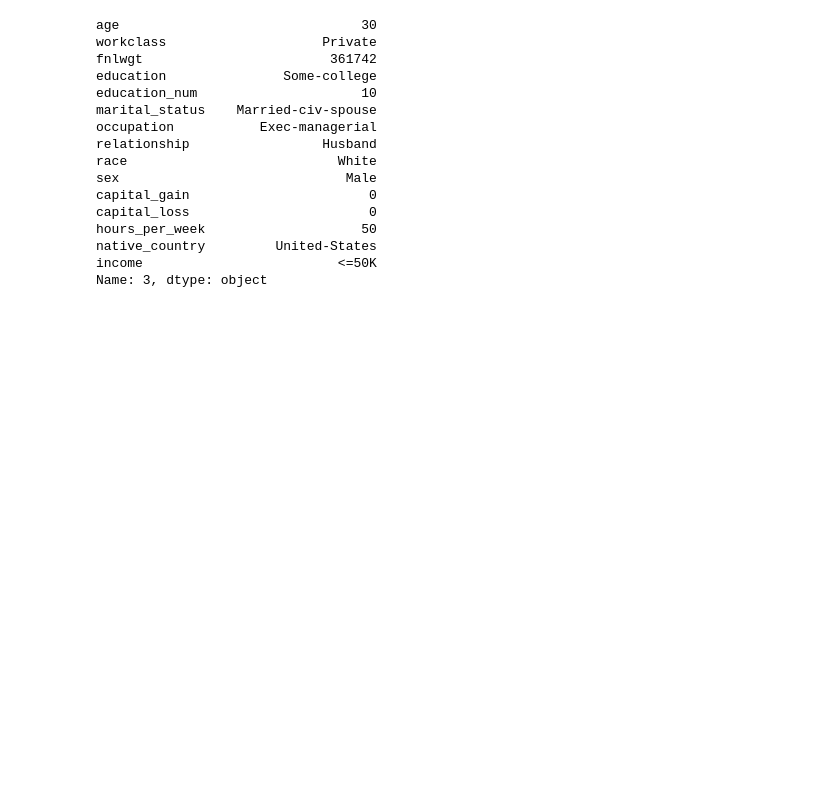
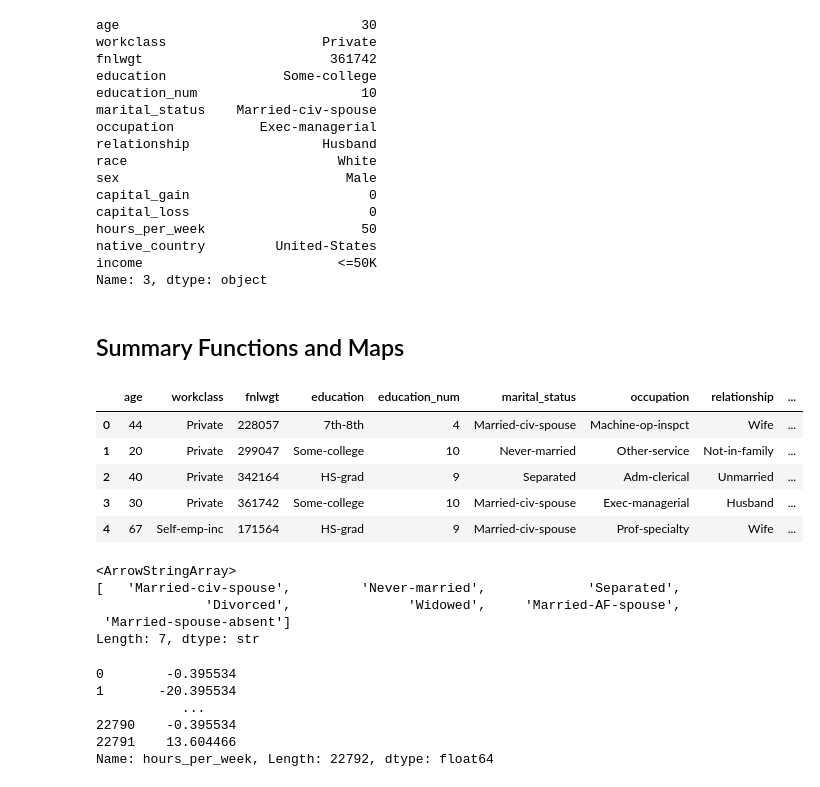
Before and after one commit to javadevelopr865/Colab-Notebooks, a Jupyter notebook: pandas.ipynb, the cells around one changed output. Drawn from its saved outputs; the diff is of its cells as text; code cells hidden in the pictures; blank space fills up the shorter version.

```diff
--- a/pandas.ipynb
+++ b/pandas.ipynb
@@ -174,3 +174,33 @@ hours_per_week                    50
 native_country         United-States
 income                         <=50K
 Name: 3, dtype: object
+# %% [markdown]
+## Summary Functions and Maps
+# %%
+pd.set_option('display.max_rows',5)
+dataset.head()
+# %% [output]
+|  | age | workclass | fnlwgt | education | education_num | marital_status | occupation | relationship | ... |
+| 0 | 44 | Private | 228057 | 7th-8th | 4 | Married-civ-spouse | Machine-op-inspct | Wife | ... |
+| 1 | 20 | Private | 299047 | Some-college | 10 | Never-married | Other-service | Not-in-family | ... |
+| 2 | 40 | Private | 342164 | HS-grad | 9 | Separated | Adm-clerical | Unmarried | ... |
+| 3 | 30 | Private | 361742 | Some-college | 10 | Married-civ-spouse | Exec-managerial | Husband | ... |
+| 4 | 67 | Self-emp-inc | 171564 | HS-grad | 9 | Married-civ-spouse | Prof-specialty | Wife | ... |
+# %%
+dataset.marital_status.unique()
+# %% [output]
+<ArrowStringArray>
+[   'Married-civ-spouse',         'Never-married',             'Separated',
+              'Divorced',               'Widowed',     'Married-AF-spouse',
+ 'Married-spouse-absent']
+Length: 7, dtype: str
+# %%
+hpw_mean=dataset.hours_per_week.mean()
+dataset.hours_per_week.map(lambda p: p- hpw_mean)
+# %% [output]
+0        -0.395534
+1       -20.395534
+           ...
+22790    -0.395534
+22791    13.604466
+Name: hours_per_week, Length: 22792, dtype: float64
```
Also changed, not shown: parts of 3 cells of this notebook.
